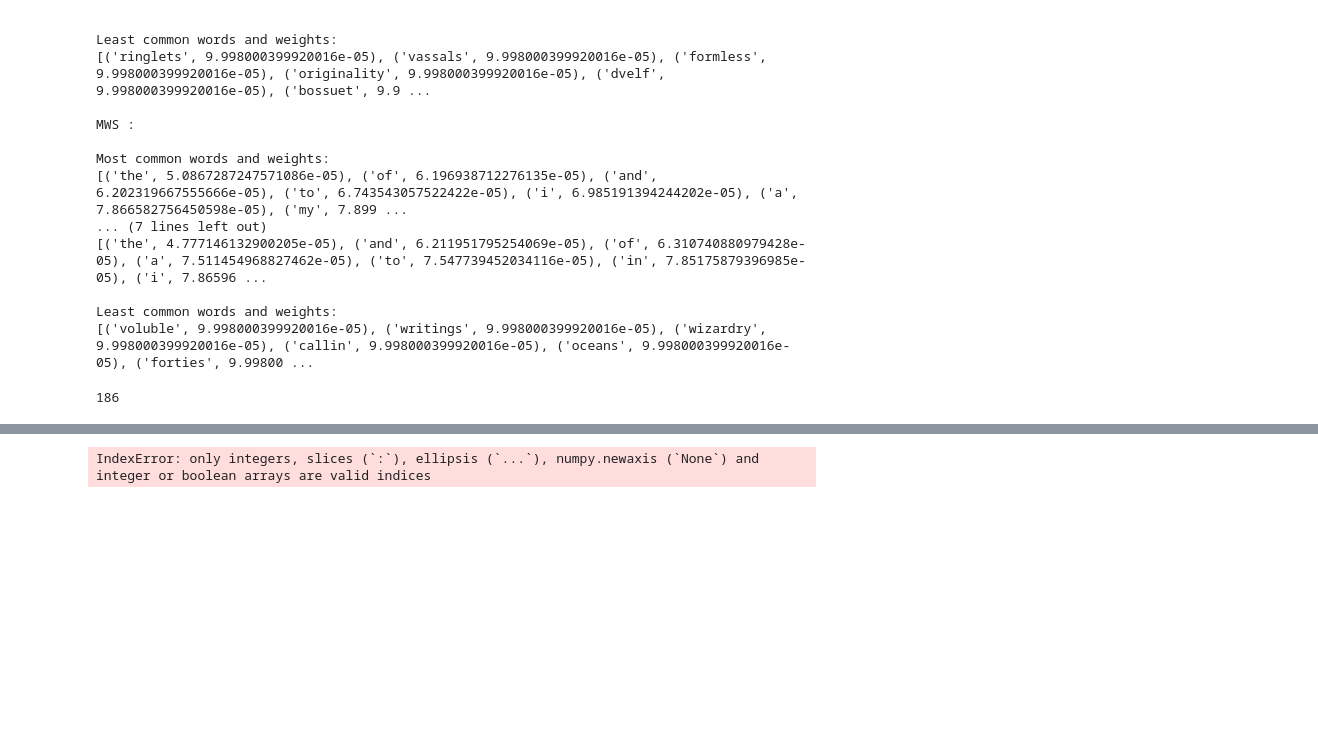
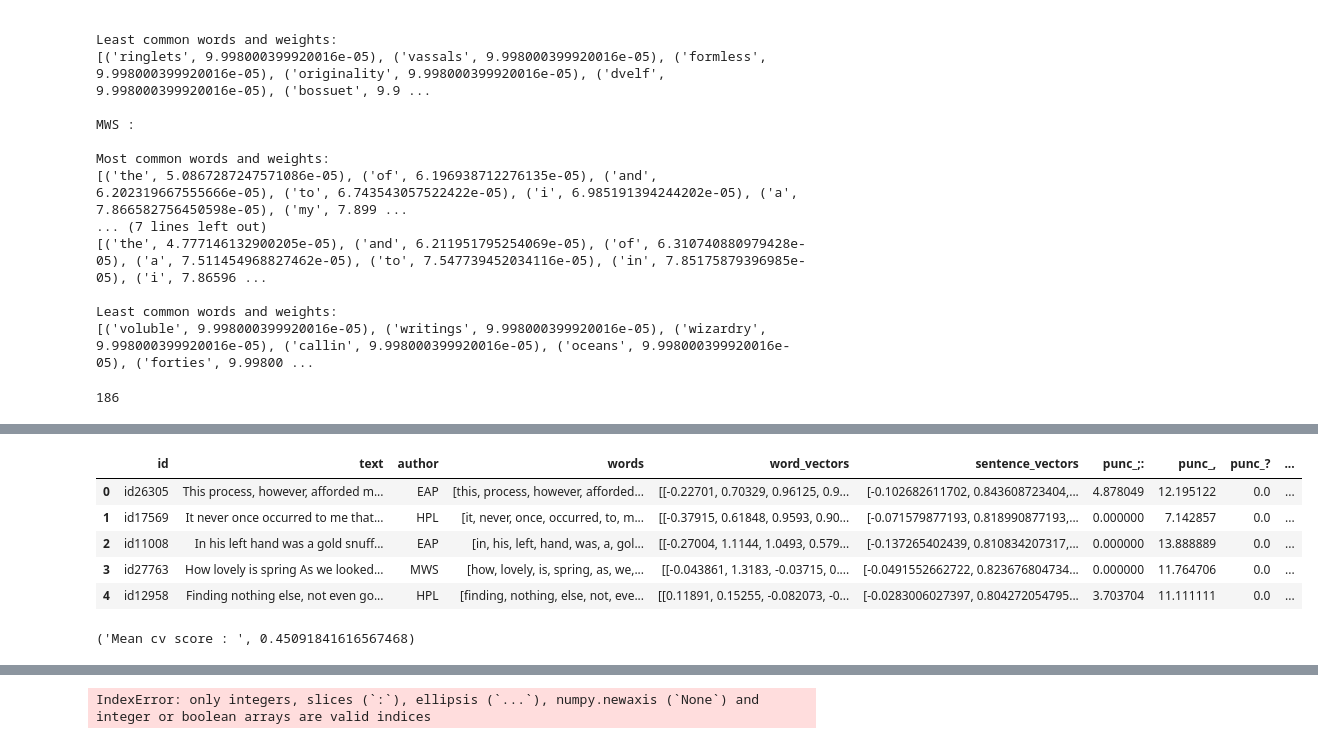
Before and after one commit to skrcode/Kaggle---Spooky-Author, a Jupyter notebook: src/main.ipynb, the cells around one changed output, grey strips where cells are left out. Cells and saved outputs as stored; diff of their text form; code cells hidden in the pictures; blank space fills up the shorter version.

Commit message:
Added count vectorizer

```diff
--- a/src/main.ipynb
+++ b/src/main.ipynb
@@ -256,7 +260,15 @@ _train =  [ sentence.split() for sentence in X_train['text'] ]
 _p_train = [[word for word in sentence if bool(re.search(punctuation, word))] for sentence in _train]
 X_train['punc_\"'] = [len([word for word in sentence if bool(re.search(punctuation, word))])*100.0/len(sentence) for sentence in _train]
 
+punctuation = "[;:,.?\'\"]"
+_train =  [ sentence.split() for sentence in X_train['text'] ]
+_p_train = [[word for word in sentence if bool(re.search(punctuation, word))] for sentence in _train]
+X_train['punc_all'] = [len([word for word in sentence if bool(re.search(punctuation, word))])*100.0/len(sentence) for sentence in _train]
 
+punctuation = "[;:,.?\'\"]"
+_test =  [ sentence.split() for sentence in X_test['text'] ]
+_p_test = [[word for word in sentence if bool(re.search(punctuation, word))] for sentence in _test]
+X_test['punc_all'] = [len([word for word in sentence if bool(re.search(punctuation, word))])*100.0/len(sentence) for sentence in _test]
 
 
 
@@ -336,3 +325,51 @@ NameError: name 'y_train' is not defined
+# %%
+X_train.head()
+# %% [output]
+|  | id | text | author | words | word_vectors | sentence_vectors | punc_;: | punc_, | punc_? | ... |
+| 0 | id26305 | This process, however, afforded m... | EAP | [this, process, however, afforded... | [[-0.22701, 0.70329, 0.96125, 0.9... | [-0.102682611702, 0.843608723404,... | 4.878049 | 12.195122 | 0.0 | ... |
+| 1 | id17569 | It never once occurred to me that... | HPL | [it, never, once, occurred, to, m... | [[-0.37915, 0.61848, 0.9593, 0.90... | [-0.071579877193, 0.818990877193,... | 0.000000 | 7.142857 | 0.0 | ... |
+| 2 | id11008 | In his left hand was a gold snuff... | EAP | [in, his, left, hand, was, a, gol... | [[-0.27004, 1.1144, 1.0493, 0.579... | [-0.137265402439, 0.810834207317,... | 0.000000 | 13.888889 | 0.0 | ... |
+| 3 | id27763 | How lovely is spring As we looked... | MWS | [how, lovely, is, spring, as, we,... | [[-0.043861, 1.3183, -0.03715, 0.... | [-0.0491552662722, 0.823676804734... | 0.000000 | 11.764706 | 0.0 | ... |
+| 4 | id12958 | Finding nothing else, not even go... | HPL | [finding, nothing, else, not, eve... | [[0.11891, 0.15255, -0.082073, -0... | [-0.0283006027397, 0.804272054795... | 3.703704 | 11.111111 | 0.0 | ... |
+# %%
+def runMNB(train_X, train_y, test_X, test_y, test_X2):
+    model = naive_bayes.MultinomialNB()
+    model.fit(train_X, train_y)
+    pred_test_y = model.predict_proba(test_X)
+    pred_test_y2 = model.predict_proba(test_X2)
+    return pred_test_y, pred_test_y2, model
+
+tfidf_vec = CountVectorizer(stop_words='english', ngram_range=(1,3))
+tfidf_vec.fit(X_train['text'].values.tolist() + X_test['text'].values.tolist())
+train_tfidf = tfidf_vec.transform(X_train['text'].values.tolist())
+test_tfidf = tfidf_vec.transform(X_test['text'].values.tolist())
+
+cv_scores = []
+pred_full_test = 0
+pred_train = np.zeros([X_train.shape[0], 3])
+kf = model_selection.KFold(n_splits=5, shuffle=True, random_state=2017)
+
+
+
+for dev_index, val_index in kf.split(X_train):
+    dev_X, val_X = train_tfidf[dev_index], train_tfidf[val_index]
+    dev_y, val_y = LabelEncoder().fit_transform(X_train['author'])[dev_index], LabelEncoder().fit_transform(X_train['author'])[val_index]
+    pred_val_y, pred_test_y, model = runMNB(dev_X, dev_y, val_X, val_y, test_tfidf)
+    pred_full_test = pred_full_test + pred_test_y
+    pred_train[val_index,:] = pred_val_y
+    cv_scores.append(metrics.log_loss(val_y, pred_val_y))
+print("Mean cv score : ", np.mean(cv_scores))
+pred_full_test = pred_full_test / 5.
+
+# add the predictions as new features #
+X_train["nb_cvec_eap"] = pred_train[:,0]
+X_train["nb_cvec_hpl"] = pred_train[:,1]
+X_train["nb_cvec_mws"] = pred_train[:,2]
+X_test["nb_cvec_eap"] = pred_full_test[:,0]
+X_test["nb_cvec_hpl"] = pred_full_test[:,1]
+X_test["nb_cvec_mws"] = pred_full_test[:,2]
+# %% [output]
+('Mean cv score : ', 0.45091841616567468)
 # %%
 from sklearn.preprocessing import LabelEncoder
 import xgboost as xgb
```
Also changed, not shown: parts of 4 cells of this notebook.
